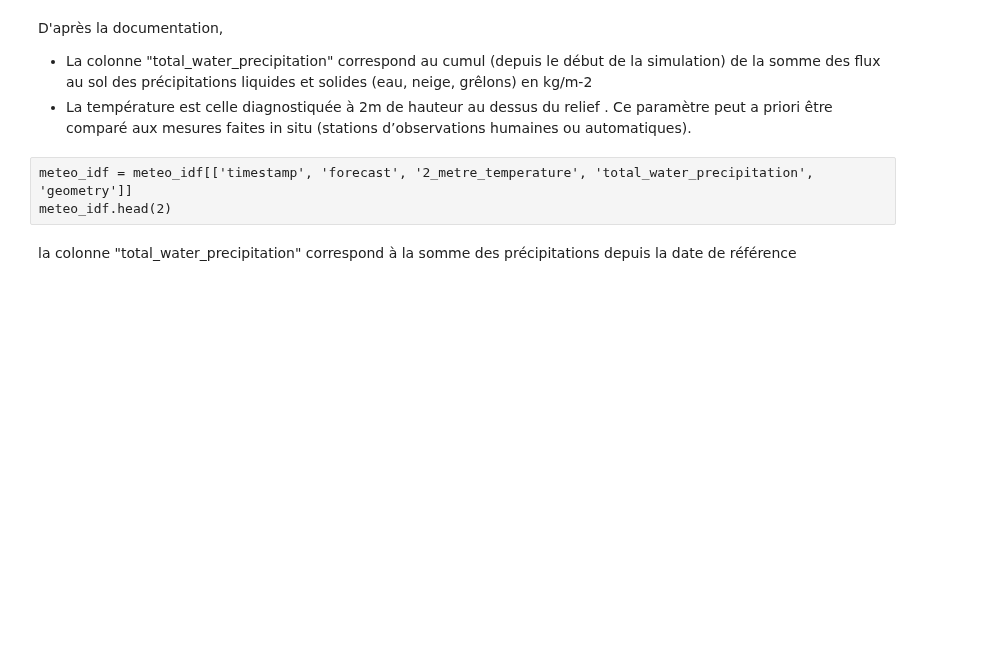
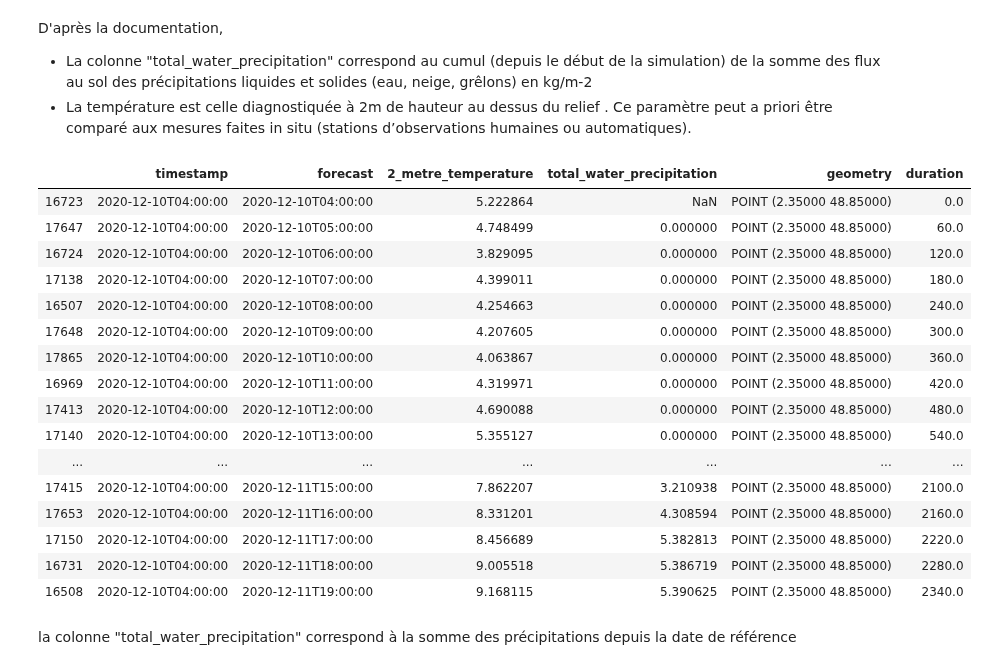
Before and after one commit to ImaneFa/Projet_Python, a Jupyter notebook: prolongement_meteo.ipynb, the cells around one changed output. Drawn from its saved outputs; the diff is of its cells as text; code cells hidden in the pictures; blank space fills up the shorter version.

```diff
--- a/prolongement_meteo.ipynb
+++ b/prolongement_meteo.ipynb
@@ -45,9 +51,6 @@ D'après la documentation,
 - La colonne "total_water_precipitation" correspond au cumul (depuis le début de la simulation) de la somme des flux au sol des précipitations liquides et solides (eau, neige, grêlons) en kg/m-2
 - La température est celle diagnostiquée à 2m de hauteur au dessus du relief . Ce paramètre peut a
 priori être comparé aux mesures faites in situ (stations d’observations humaines ou automatiques).
-# %% [raw]
-meteo_idf = meteo_idf[['timestamp', 'forecast', '2_metre_temperature', 'total_water_precipitation',  'geometry']]
-meteo_idf.head(2)
 # %%
 meteo_idf["duration"] = pd.to_datetime(meteo_idf["forecast"]) - pd.to_datetime(meteo_idf["timestamp"])
 meteo_idf["duration"] = meteo_idf["duration"].astype("timedelta64[m]")
@@ -55,6 +58,26 @@ meteo_idf["duration"] = meteo_idf["duration"].astype("timedelta64[m]")
 meteo_idf = meteo_idf.cx[2.35,48.85]
 #On ne garde que les prévisions pour le centre de Paris ce qu'on suppose signifiant pour le reste de la région
 meteo_idf = meteo_idf.sort_values('forecast')
+# %%
+meteo_idf
+# %% [output]
+|  | timestamp | forecast | 2_metre_temperature | total_water_precipitation | geometry | duration |
+| 16723 | 2020-12-10T04:00:00 | 2020-12-10T04:00:00 | 5.222864 | NaN | POINT (2.35000 48.85000) | 0.0 |
+| 17647 | 2020-12-10T04:00:00 | 2020-12-10T05:00:00 | 4.748499 | 0.000000 | POINT (2.35000 48.85000) | 60.0 |
+| 16724 | 2020-12-10T04:00:00 | 2020-12-10T06:00:00 | 3.829095 | 0.000000 | POINT (2.35000 48.85000) | 120.0 |
+| 17138 | 2020-12-10T04:00:00 | 2020-12-10T07:00:00 | 4.399011 | 0.000000 | POINT (2.35000 48.85000) | 180.0 |
+| 16507 | 2020-12-10T04:00:00 | 2020-12-10T08:00:00 | 4.254663 | 0.000000 | POINT (2.35000 48.85000) | 240.0 |
+| 17648 | 2020-12-10T04:00:00 | 2020-12-10T09:00:00 | 4.207605 | 0.000000 | POINT (2.35000 48.85000) | 300.0 |
+| 17865 | 2020-12-10T04:00:00 | 2020-12-10T10:00:00 | 4.063867 | 0.000000 | POINT (2.35000 48.85000) | 360.0 |
+| 16969 | 2020-12-10T04:00:00 | 2020-12-10T11:00:00 | 4.319971 | 0.000000 | POINT (2.35000 48.85000) | 420.0 |
+| 17413 | 2020-12-10T04:00:00 | 2020-12-10T12:00:00 | 4.690088 | 0.000000 | POINT (2.35000 48.85000) | 480.0 |
+| 17140 | 2020-12-10T04:00:00 | 2020-12-10T13:00:00 | 5.355127 | 0.000000 | POINT (2.35000 48.85000) | 540.0 |
+| ... | ... | ... | ... | ... | ... | ... |
+| 17415 | 2020-12-10T04:00:00 | 2020-12-11T15:00:00 | 7.862207 | 3.210938 | POINT (2.35000 48.85000) | 2100.0 |
+| 17653 | 2020-12-10T04:00:00 | 2020-12-11T16:00:00 | 8.331201 | 4.308594 | POINT (2.35000 48.85000) | 2160.0 |
+| 17150 | 2020-12-10T04:00:00 | 2020-12-11T17:00:00 | 8.456689 | 5.382813 | POINT (2.35000 48.85000) | 2220.0 |
+| 16731 | 2020-12-10T04:00:00 | 2020-12-11T18:00:00 | 9.005518 | 5.386719 | POINT (2.35000 48.85000) | 2280.0 |
+| 16508 | 2020-12-10T04:00:00 | 2020-12-11T19:00:00 | 9.168115 | 5.390625 | POINT (2.35000 48.85000) | 2340.0 |
 # %%
 meteo_idf2 = meteo_idf.reset_index()
 # %% [markdown]
```
Also changed, not shown: parts of 9 cells of this notebook.
